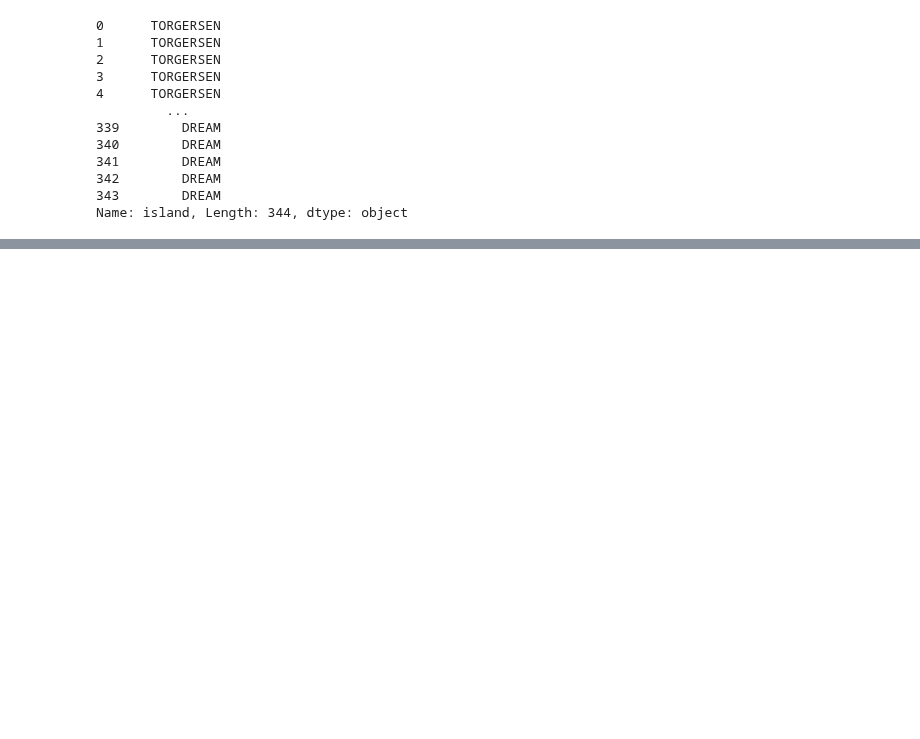
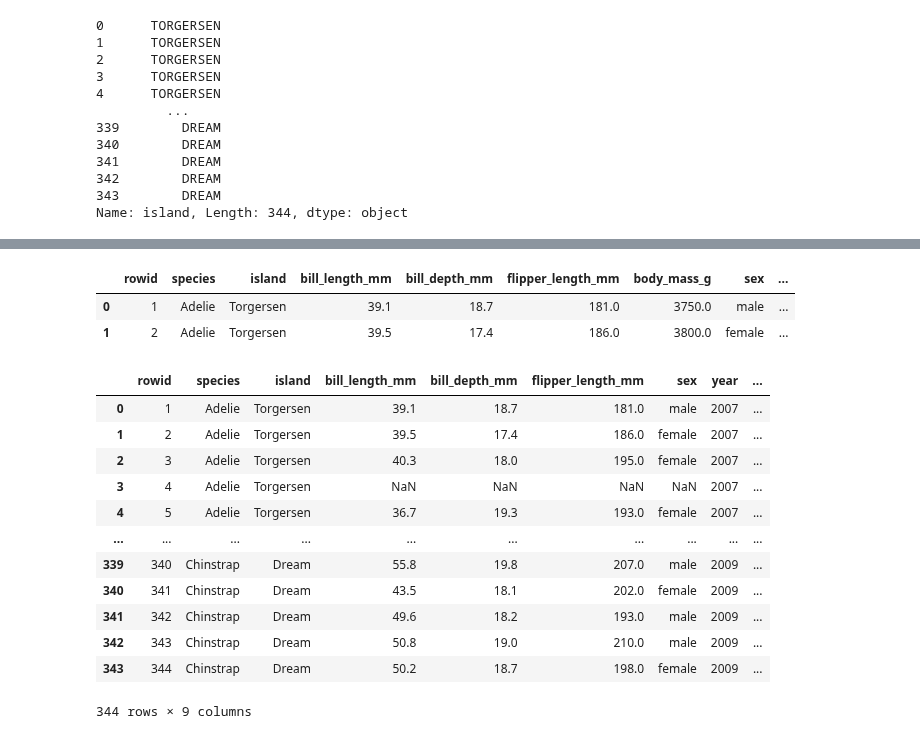
Before and after one commit to Praruj/Pandas_Practise_Portfolio, a Jupyter notebook: Notebooks/Pandas_02_Data_structure.ipynb, the cells around one changed output, grey strips where cells are left out. Drawn from its saved outputs; the diff is of its cells as text; code cells hidden in the pictures; blank space fills up the shorter version.

Commit message:
add DataFrame and loc functions

```diff
--- a/Notebooks/Pandas_02_Data_structure.ipynb
+++ b/Notebooks/Pandas_02_Data_structure.ipynb
@@ -96,0 +119,4 @@ Name: island, Length: 344, dtype: object
+# %%
+import pandas as pd
+penguins_data=pd.read_csv("..\Datasets\penguins.csv")
+type(penguins_data)
@@ -96,0 +246,28 @@ Name: island, Length: 344, dtype: object
+# %%
+# add new column in dataframes
+# Add a new column converting grams to kilograms for body mass
+penguins_data["body_mass_kg"]=penguins_data["body_mass_g"]/1000
+
+# Preview the top two rows of the modified dataset
+penguins_data.head(n=2)
+# %% [output]
+|  | rowid | species | island | bill_length_mm | bill_depth_mm | flipper_length_mm | body_mass_g | sex | ... |
+| 0 | 1 | Adelie | Torgersen | 39.1 | 18.7 | 181.0 | 3750.0 | male | ... |
+| 1 | 2 | Adelie | Torgersen | 39.5 | 17.4 | 186.0 | 3800.0 | female | ... |
+# %%
+penguins_data.drop("body_mass_g",axis=1)
+# Remove the 'body_mass_g' column (use axis=1 for columns)
+# %% [output]
+|  | rowid | species | island | bill_length_mm | bill_depth_mm | flipper_length_mm | sex | year | ... |
+| 0 | 1 | Adelie | Torgersen | 39.1 | 18.7 | 181.0 | male | 2007 | ... |
+| 1 | 2 | Adelie | Torgersen | 39.5 | 17.4 | 186.0 | female | 2007 | ... |
+| 2 | 3 | Adelie | Torgersen | 40.3 | 18.0 | 195.0 | female | 2007 | ... |
+| 3 | 4 | Adelie | Torgersen | NaN | NaN | NaN | NaN | 2007 | ... |
+| 4 | 5 | Adelie | Torgersen | 36.7 | 19.3 | 193.0 | female | 2007 | ... |
+| ... | ... | ... | ... | ... | ... | ... | ... | ... | ... |
+| 339 | 340 | Chinstrap | Dream | 55.8 | 19.8 | 207.0 | male | 2009 | ... |
+| 340 | 341 | Chinstrap | Dream | 43.5 | 18.1 | 202.0 | female | 2009 | ... |
+| 341 | 342 | Chinstrap | Dream | 49.6 | 18.2 | 193.0 | male | 2009 | ... |
+| 342 | 343 | Chinstrap | Dream | 50.8 | 19.0 | 210.0 | male | 2009 | ... |
+| 343 | 344 | Chinstrap | Dream | 50.2 | 18.7 | 198.0 | female | 2009 | ... |
+344 rows × 9 columns
```
Also changed, not shown: parts of 19 cells of this notebook, 2 other files.
